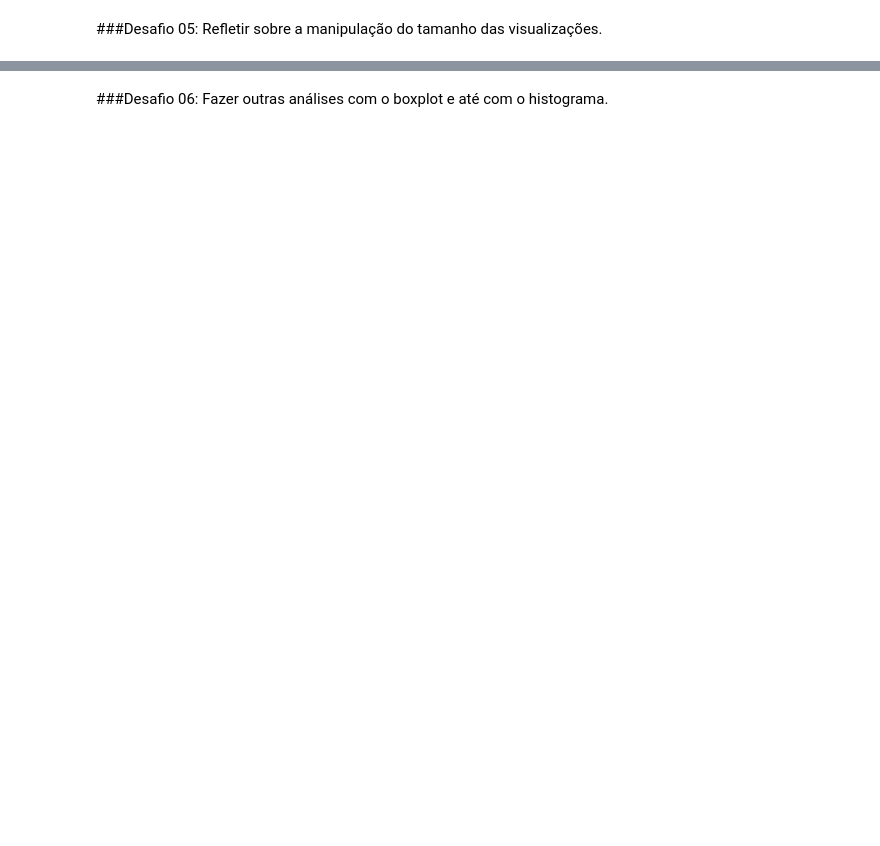
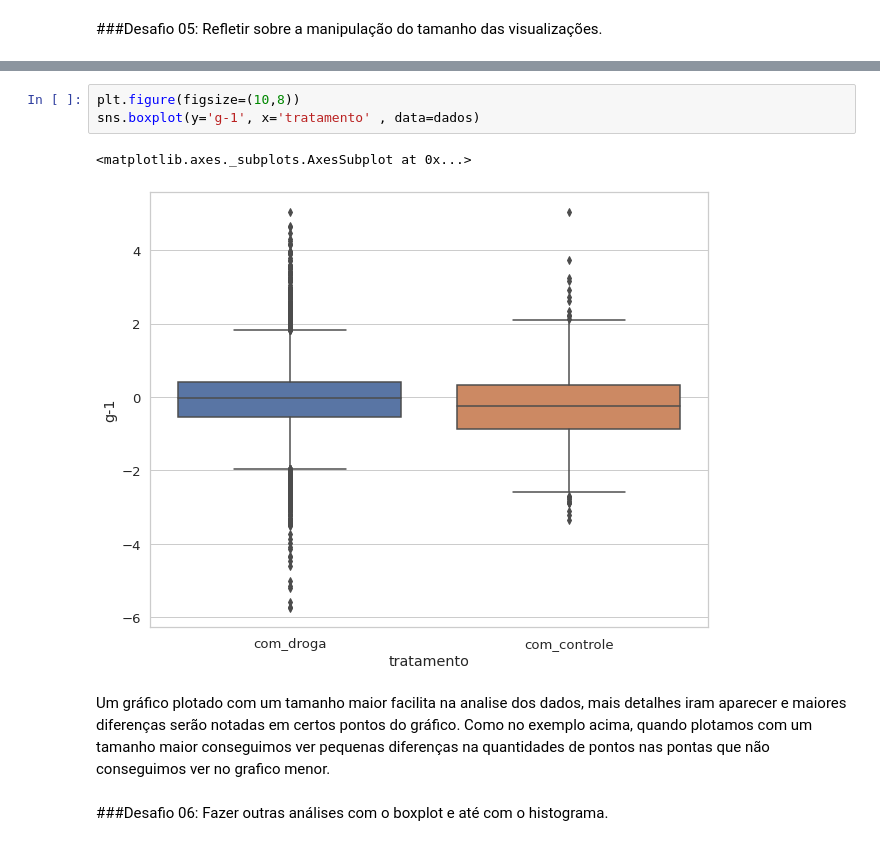
Before and after one commit to ianbs/imersao-data-science-alura, a Jupyter notebook: Aula_02.ipynb, the cells around one changed output, grey strips where cells are left out. Drawn from its saved outputs; the diff is of its cells as text; blank space fills up the shorter version.

```diff
--- a/Aula_02.ipynb
+++ b/Aula_02.ipynb
@@ -429,2 +470,10 @@ plt.show()
+# %%
+plt.figure(figsize=(10,8))
+sns.boxplot(y='g-1', x='tratamento' , data=dados)
+# %% [output]
+<matplotlib.axes._subplots.AxesSubplot at 0x...>
+[figure, added]
+# %% [markdown]
+Um gráfico plotado com um tamanho maior facilita na analise dos dados, mais detalhes iram aparecer e maiores diferenças serão notadas em certos pontos do gráfico. Como no exemplo acima, quando plotamos com um tamanho maior conseguimos ver pequenas diferenças na quantidades de pontos nas pontas que não conseguimos ver no grafico menor.
 # %% [markdown]
 ###Desafio 06: Fazer outras análises com o boxplot e até com o histograma.
```
Also changed, not shown: parts of 8 cells of this notebook.
